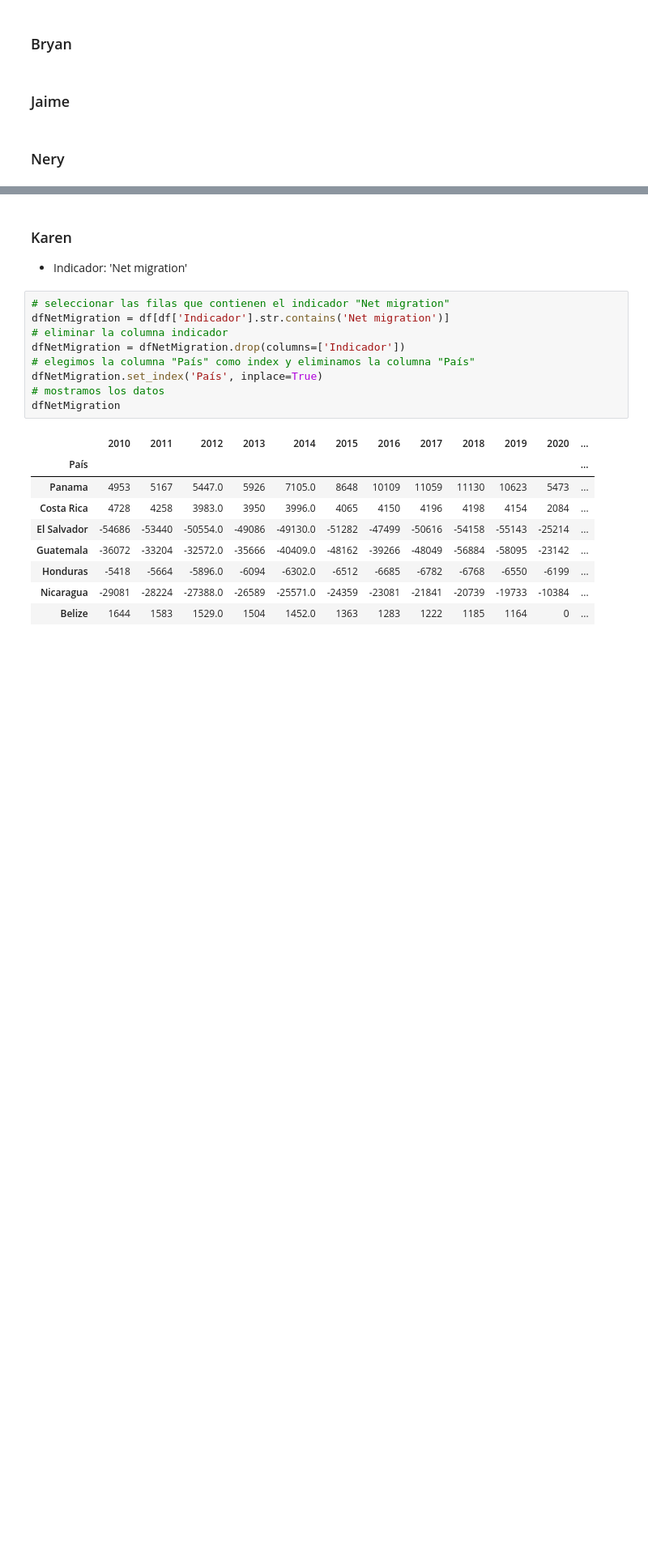
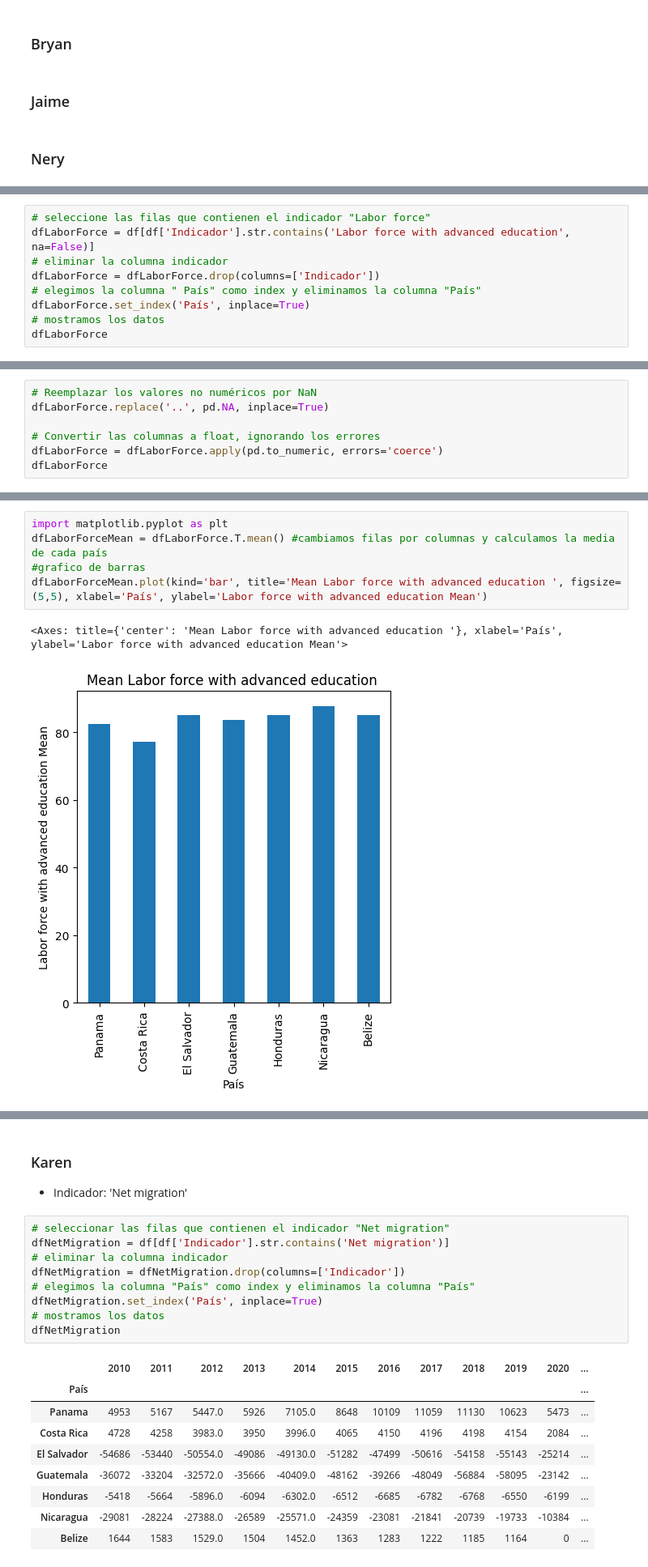
Before and after one commit to KarenSSanchezP/AnalisisLongevidad-AC, a Jupyter notebook: archivo.ipynb, the cells around one changed output, grey strips where cells are left out. Shown: that part at 81% size. Drawn from its saved outputs; the diff is of its cells as text; blank space fills up the shorter version.

```diff
--- a/archivo.ipynb
+++ b/archivo.ipynb
@@ -83,0 +86,9 @@ cantidadIndicadores, df['Indicador'].unique() # imprime los indicadores
+# %%
+# seleccione las filas que contienen el indicador "Labor force"
+dfLaborForce = df[df['Indicador'].str.contains('Labor force with advanced education', na=False)]
+# eliminar la columna indicador
+dfLaborForce = dfLaborForce.drop(columns=['Indicador'])
+# elegimos la columna " País" como index y eliminamos la columna "País"
+dfLaborForce.set_index('País', inplace=True)
+# mostramos los datos
+dfLaborForce
@@ -83,0 +105,7 @@ cantidadIndicadores, df['Indicador'].unique() # imprime los indicadores
+# %%
+# Reemplazar los valores no numéricos por NaN
+dfLaborForce.replace('..', pd.NA, inplace=True)
+
+# Convertir las columnas a float, ignorando los errores
+dfLaborForce = dfLaborForce.apply(pd.to_numeric, errors='coerce')
+dfLaborForce
@@ -83,0 +140,8 @@ cantidadIndicadores, df['Indicador'].unique() # imprime los indicadores
+# %%
+import matplotlib.pyplot as plt
+dfLaborForceMean = dfLaborForce.T.mean() #cambiamos filas por columnas y calculamos la media de cada país
+#grafico de barras
+dfLaborForceMean.plot(kind='bar', title='Mean Labor force with advanced education ', figsize=(5,5), xlabel='País', ylabel='Labor force with advanced education Mean')
+# %% [output]
+<Axes: title={'center': 'Mean Labor force with advanced education '}, xlabel='País', ylabel='Labor force with advanced education Mean'>
+[figure, added]
```
Also changed, not shown: parts of 15 cells of this notebook.
